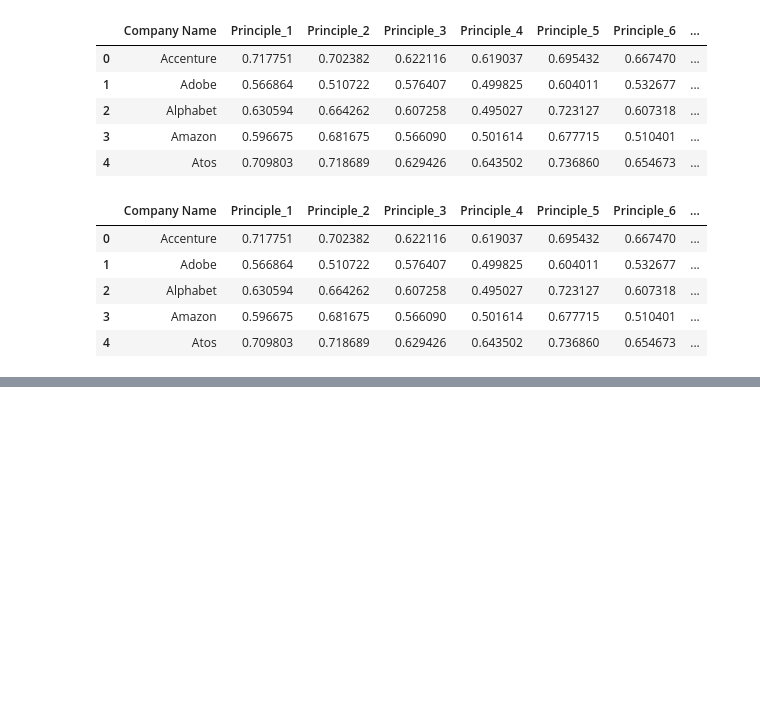
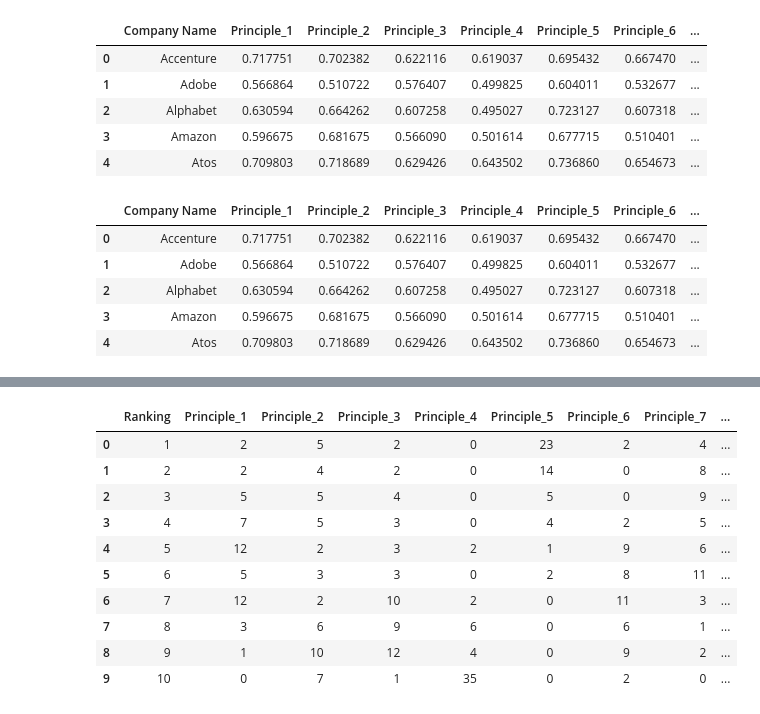
Before and after one commit to Kensuzuki95/Corporate_AI_Ethics_Guideline_Analysis, a Jupyter notebook: Result_Analysis.ipynb, the cells around one changed output, grey strips where cells are left out. Saved outputs shown, nothing was run; the diff lists cells and outputs as text; code cells hidden in the pictures; blank space fills up the shorter version.

```diff
--- a/Result_Analysis.ipynb
+++ b/Result_Analysis.ipynb
@@ -102,0 +137,44 @@ analysis['Min_Principle'].value_counts().to_frame()
+# %%
+# All Ranking
+ranks = [1.0, 2.0, 3.0, 4.0, 5.0, 6.0, 7.0, 8.0, 9.0, 10.0]
+ranking = pd.DataFrame(ranks, columns = ['Ranking'])
+#ranking
+# %%
+def ranking_frequency(num):
+  colname = ['Principle_'+ str(num)]
+  pnum = rank[colname].value_counts().to_frame()
+  pnum.reset_index(inplace=True)
+  pnum = pnum.rename(columns = {colname[0]:'Ranking', 0:colname[0]})
+  result = pd.merge(ranking, pnum, on = 'Ranking', how ='outer')
+  return result
+# %%
+rank1 = ranking_frequency(1)
+rank2 = ranking_frequency(2)
+rank3 = ranking_frequency(3)
+rank4 = ranking_frequency(4)
+rank5 = ranking_frequency(5)
+rank6 = ranking_frequency(6)
+rank7 = ranking_frequency(7)
+rank8 = ranking_frequency(8)
+rank9 = ranking_frequency(9)
+rank10 = ranking_frequency(10)
+# %%
+from functools import reduce
+#define list of DataFrames
+dfs = [rank1, rank2, rank3, rank4, rank5, rank6, rank7, rank8, rank9, rank10]
+
+#merge all DataFrames into one
+rank_all = reduce(lambda  left,right: pd.merge(left, right, on = ['Ranking'], how='outer'), dfs).fillna('0').astype(int)
+rank_all
+# %% [output]
+|  | Ranking | Principle_1 | Principle_2 | Principle_3 | Principle_4 | Principle_5 | Principle_6 | Principle_7 | ... |
+| 0 | 1 | 2 | 5 | 2 | 0 | 23 | 2 | 4 | ... |
+| 1 | 2 | 2 | 4 | 2 | 0 | 14 | 0 | 8 | ... |
+| 2 | 3 | 5 | 5 | 4 | 0 | 5 | 0 | 9 | ... |
+| 3 | 4 | 7 | 5 | 3 | 0 | 4 | 2 | 5 | ... |
+| 4 | 5 | 12 | 2 | 3 | 2 | 1 | 9 | 6 | ... |
+| 5 | 6 | 5 | 3 | 3 | 0 | 2 | 8 | 11 | ... |
+| 6 | 7 | 12 | 2 | 10 | 2 | 0 | 11 | 3 | ... |
+| 7 | 8 | 3 | 6 | 9 | 6 | 0 | 6 | 1 | ... |
+| 8 | 9 | 1 | 10 | 12 | 4 | 0 | 9 | 2 | ... |
+| 9 | 10 | 0 | 7 | 1 | 35 | 0 | 2 | 0 | ... |
```
Also changed, not shown: parts of 11 cells of this notebook.
